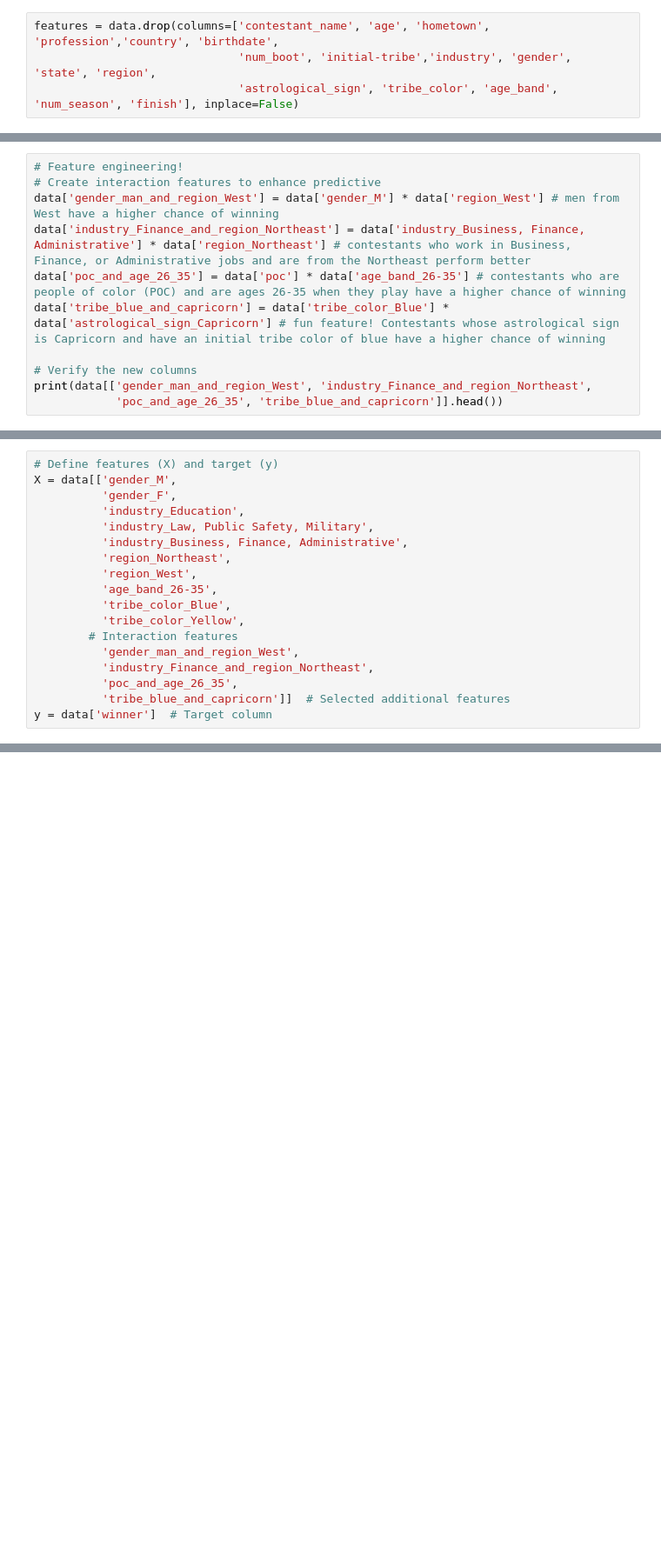
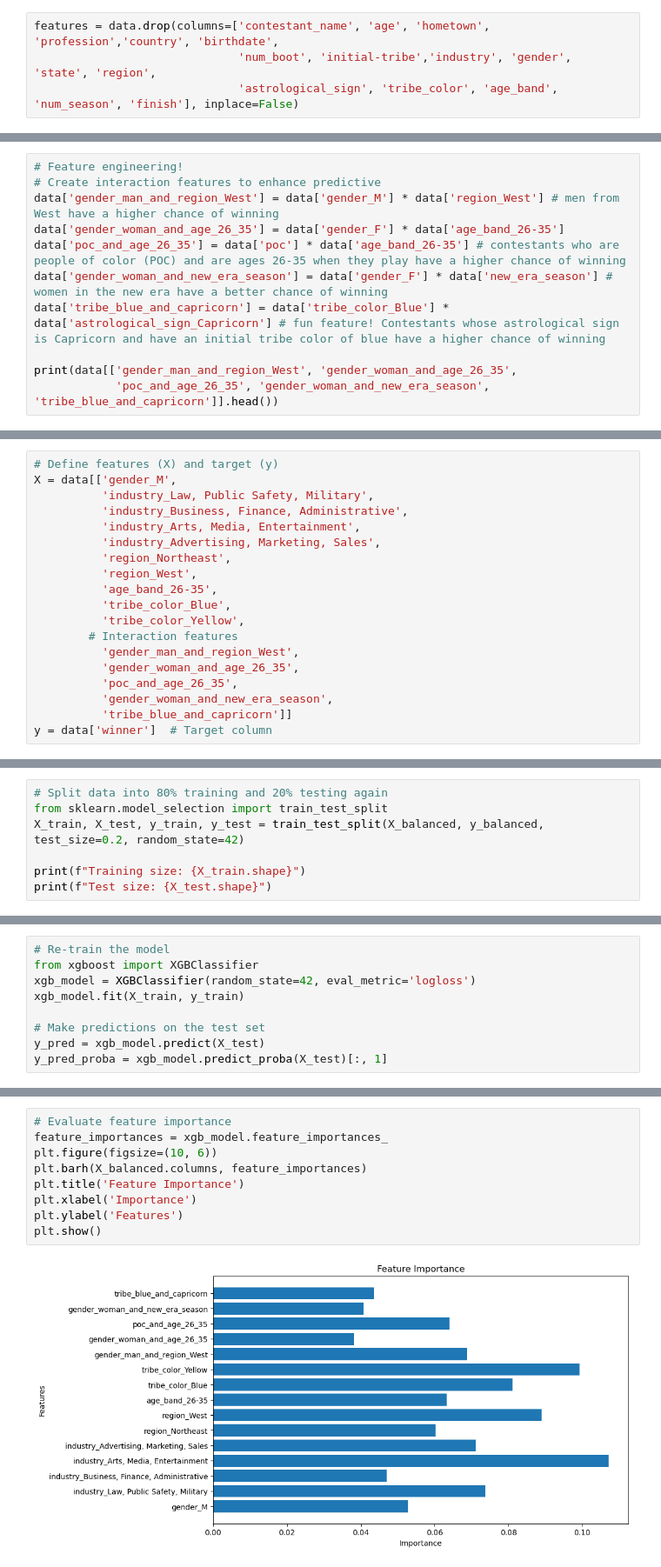
Before and after one commit to gngrainda/Survivor, a Jupyter notebook: 3 - Feature Engineering, Preprocessing, & Training.ipynb, the cells around one changed output, grey strips where cells are left out. Shown: that part at 87% size. Cells and saved outputs as stored; diff of their text form; blank space fills up the shorter version.

Commit message:
modeling

```diff
--- a/3 - Feature Engineering, Preprocessing, & Training.ipynb
+++ b/3 - Feature Engineering, Preprocessing, & Training.ipynb
@@ -56,11 +58,11 @@ plt.show()
 # Feature engineering!
 # Create interaction features to enhance predictive
 data['gender_man_and_region_West'] = data['gender_M'] * data['region_West'] # men from West have a higher chance of winning
-data['industry_Finance_and_region_Northeast'] = data['industry_Business, Finance, Administrative'] * data['region_Northeast'] # contestants who work in Business, Finance, or Administrative jobs and are from the Northeast perform better
+data['gender_woman_and_age_26_35'] = data['gender_F'] * data['age_band_26-35']
 data['poc_and_age_26_35'] = data['poc'] * data['age_band_26-35'] # contestants who are people of color (POC) and are ages 26-35 when they play have a higher chance of winning
+data['gender_woman_and_new_era_season'] = data['gender_F'] * data['new_era_season'] # women in the new era have a better chance of winning
 data['tribe_blue_and_capricorn'] = data['tribe_color_Blue'] * data['astrological_sign_Capricorn'] # fun feature! Contestants whose astrological sign is Capricorn and have an initial tribe color of blue have a higher chance of winning
 
-# Verify the new columns
-print(data[['gender_man_and_region_West', 'industry_Finance_and_region_Northeast',
-            'poc_and_age_26_35', 'tribe_blue_and_capricorn']].head())
+print(data[['gender_man_and_region_West', 'gender_woman_and_age_26_35',
+            'poc_and_age_26_35', 'gender_woman_and_new_era_season', 'tribe_blue_and_capricorn']].head())
 # %% [output]
@@ -80,10 +82,10 @@ print(data[['gender_man_and_region_West', 'industry_Finance_and_region_Northeast
 # %%
 # Define features (X) and target (y)
 X = data[['gender_M',
-          'gender_F',
-          'industry_Education',
           'industry_Law, Public Safety, Military',
           'industry_Business, Finance, Administrative',
+          'industry_Arts, Media, Entertainment',
+          'industry_Advertising, Marketing, Sales',
           'region_Northeast',
           'region_West',
           'age_band_26-35',
@@ -91,9 +93,10 @@ X = data[['gender_M',
           'tribe_color_Yellow',
         # Interaction features
           'gender_man_and_region_West',
-          'industry_Finance_and_region_Northeast',
+          'gender_woman_and_age_26_35',
           'poc_and_age_26_35',
-          'tribe_blue_and_capricorn']]  # Selected additional features
+          'gender_woman_and_new_era_season',
+          'tribe_blue_and_capricorn']]
 y = data['winner']  # Target column
 # %%
 # Split data into 80% training and 20% testing
@@ -126,0 +163,7 @@ ModuleNotFoundError: No module named 'xgboost'
+# %%
+# Split data into 80% training and 20% testing again
+from sklearn.model_selection import train_test_split
+X_train, X_test, y_train, y_test = train_test_split(X_balanced, y_balanced, test_size=0.2, random_state=42)
+
+print(f"Training size: {X_train.shape}")
+print(f"Test size: {X_test.shape}")
@@ -126,0 +173,9 @@ ModuleNotFoundError: No module named 'xgboost'
+# %%
+# Re-train the model
+from xgboost import XGBClassifier
+xgb_model = XGBClassifier(random_state=42, eval_metric='logloss')
+xgb_model.fit(X_train, y_train)
+
+# Make predictions on the test set
+y_pred = xgb_model.predict(X_test)
+y_pred_proba = xgb_model.predict_proba(X_test)[:, 1]
@@ -126,0 +193,11 @@ ModuleNotFoundError: No module named 'xgboost'
+# %%
+# Evaluate feature importance
+feature_importances = xgb_model.feature_importances_
+plt.figure(figsize=(10, 6))
+plt.barh(X_balanced.columns, feature_importances)
+plt.title('Feature Importance')
+plt.xlabel('Importance')
+plt.ylabel('Features')
+plt.show()
+# %% [output]
+[figure, added]
```
Also changed, not shown: parts of 11 cells of this notebook, 2 other files.
